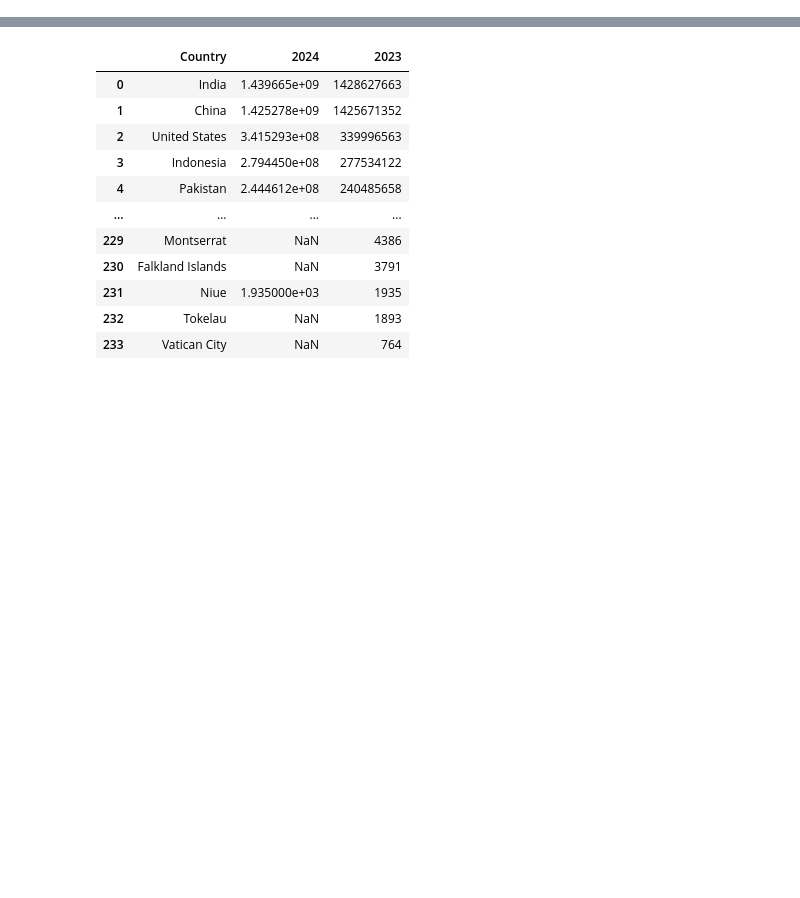
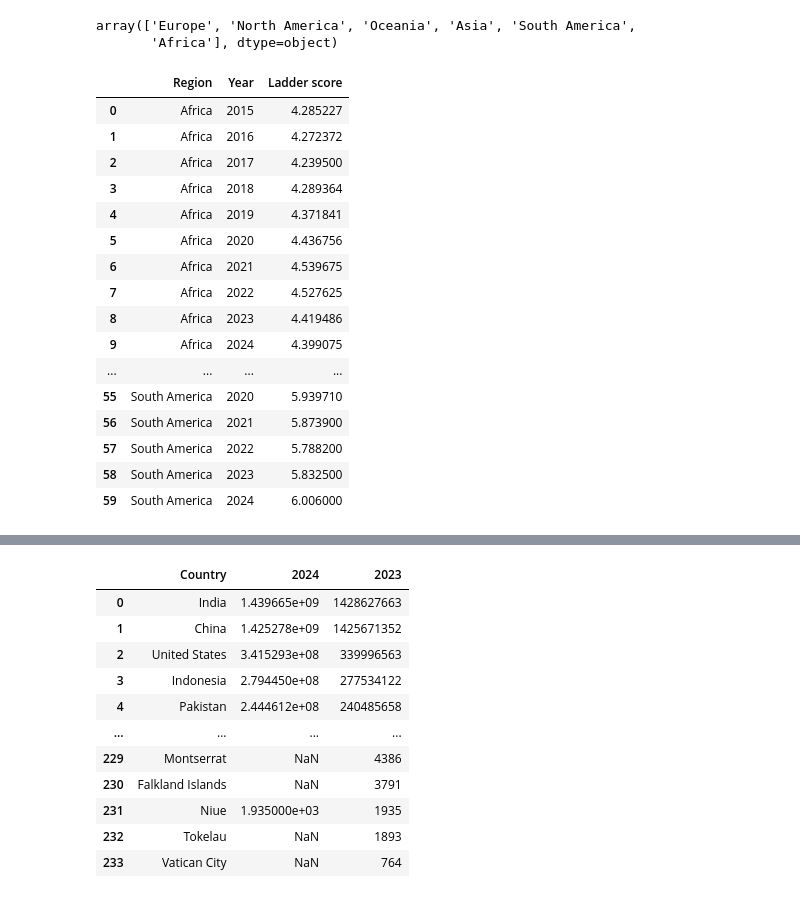
Before and after one commit to priscilla100/cse564_Visualization, a Jupyter notebook: static/whr_data/Untitled1.ipynb, the cells around one changed output, grey strips where cells are left out. Saved outputs shown, nothing was run; the diff lists cells and outputs as text; code cells hidden in the pictures; blank space fills up the shorter version.

```diff
--- a/static/whr_data/Untitled1.ipynb
+++ b/static/whr_data/Untitled1.ipynb
@@ -64,0 +24,26 @@ df[['Region','Country']]
+# %%
+df['Region'].unique()
+# %% [output]
+array(['Europe', 'North America', 'Oceania', 'Asia', 'South America',
+       'Africa'], dtype=object)
+# %%
+avg_scores = df.groupby(['Region', 'Year'])['Ladder score'].mean().reset_index()
+avg_scores
+# %% [output]
+|  | Region | Year | Ladder score |
+| 0 | Africa | 2015 | 4.285227 |
+| 1 | Africa | 2016 | 4.272372 |
+| 2 | Africa | 2017 | 4.239500 |
+| 3 | Africa | 2018 | 4.289364 |
+| 4 | Africa | 2019 | 4.371841 |
+| 5 | Africa | 2020 | 4.436756 |
+| 6 | Africa | 2021 | 4.539675 |
+| 7 | Africa | 2022 | 4.527625 |
+| 8 | Africa | 2023 | 4.419486 |
+| 9 | Africa | 2024 | 4.399075 |
+| ... | ... | ... | ... |
+| 55 | South America | 2020 | 5.939710 |
+| 56 | South America | 2021 | 5.873900 |
+| 57 | South America | 2022 | 5.788200 |
+| 58 | South America | 2023 | 5.832500 |
+| 59 | South America | 2024 | 6.006000 |
```
Also changed, not shown: parts of 21 cells of this notebook, 3 other files.
